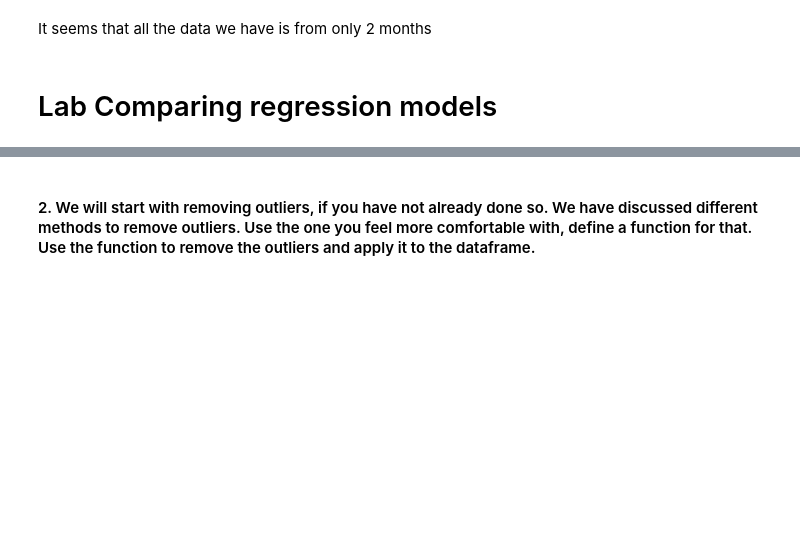
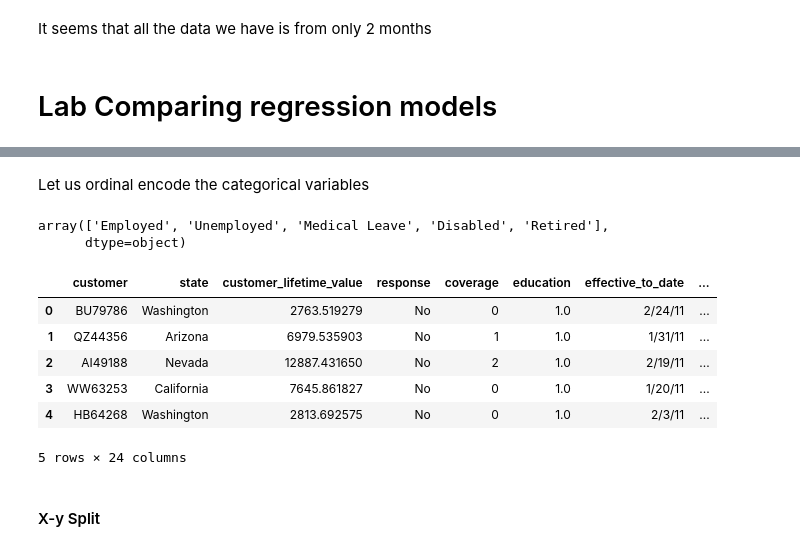
Before and after one commit to SangreNocturna/lab-comparing-regression-models, a Jupyter notebook: comparing-regression-models-lab.ipynb, the cells around one changed output, grey strips where cells are left out. Drawn from its saved outputs; the diff is of its cells as text; code cells hidden in the pictures; blank space fills up the shorter version.

```diff
--- a/comparing-regression-models-lab.ipynb
+++ b/comparing-regression-models-lab.ipynb
@@ -553,2 +560,27 @@ It seems that all the data we have is from only 2 months
+# %% [markdown]
+Let us ordinal encode the categorical variables
+# %%
+customer_df.employmentstatus.unique()
+# %% [output]
+array(['Employed', 'Unemployed', 'Medical Leave', 'Disabled', 'Retired'],
+      dtype=object)
+# %%
+customer_df["coverage"] = customer_df["coverage"].map({"Basic" : 0, "Extended" : 1, "Premium" : 2})
+customer_df["employmentstatus"] = customer_df["employmentstatus"].map({"Unemployed" : 0, "Employed" : 1, "Medical Leave" : 3, "Disabled" : 4, "Retired" : 5})
+customer_df["location_code"] = customer_df["location_code"].map({"Suburban" : 0, "Rural" : 1, "Urban" : 2})
+customer_df["vehicle_size"] = customer_df["vehicle_size"].map({"Small" : 0, "Medsize" : 1, "Large" : 2})
+customer_df["education"] = customer_df["education"].map({"College" : 0, "Bachelor" : 1, "Master" : 3})
+# %%
+customer_df.head()
+# %% [output]
+|  | customer | state | customer_lifetime_value | response | coverage | education | effective_to_date | ... |
+| 0 | BU79786 | Washington | 2763.519279 | No | 0 | 1.0 | 2/24/11 | ... |
+| 1 | QZ44356 | Arizona | 6979.535903 | No | 1 | 1.0 | 1/31/11 | ... |
+| 2 | AI49188 | Nevada | 12887.431650 | No | 2 | 1.0 | 2/19/11 | ... |
+| 3 | WW63253 | California | 7645.861827 | No | 0 | 1.0 | 1/20/11 | ... |
+| 4 | HB64268 | Washington | 2813.692575 | No | 0 | 1.0 | 2/3/11 | ... |
+5 rows × 24 columns
+# %% [markdown]
+#### X-y Split
 # %%
 y = customer_df['total_claim_amount']
@@ -560,2 +587,0 @@ X_train, X_test, y_train, y_test = train_test_split(X,y, test_size=0.2)
-# %% [markdown]
-#### 2. We will start with removing outliers, if you have not already done so. We have discussed different methods to remove outliers. Use the one you feel more comfortable with, define a function for that. Use the function to remove the outliers and apply it to the dataframe.
```
Also changed, not shown: parts of 36 cells of this notebook, 3 other files.
